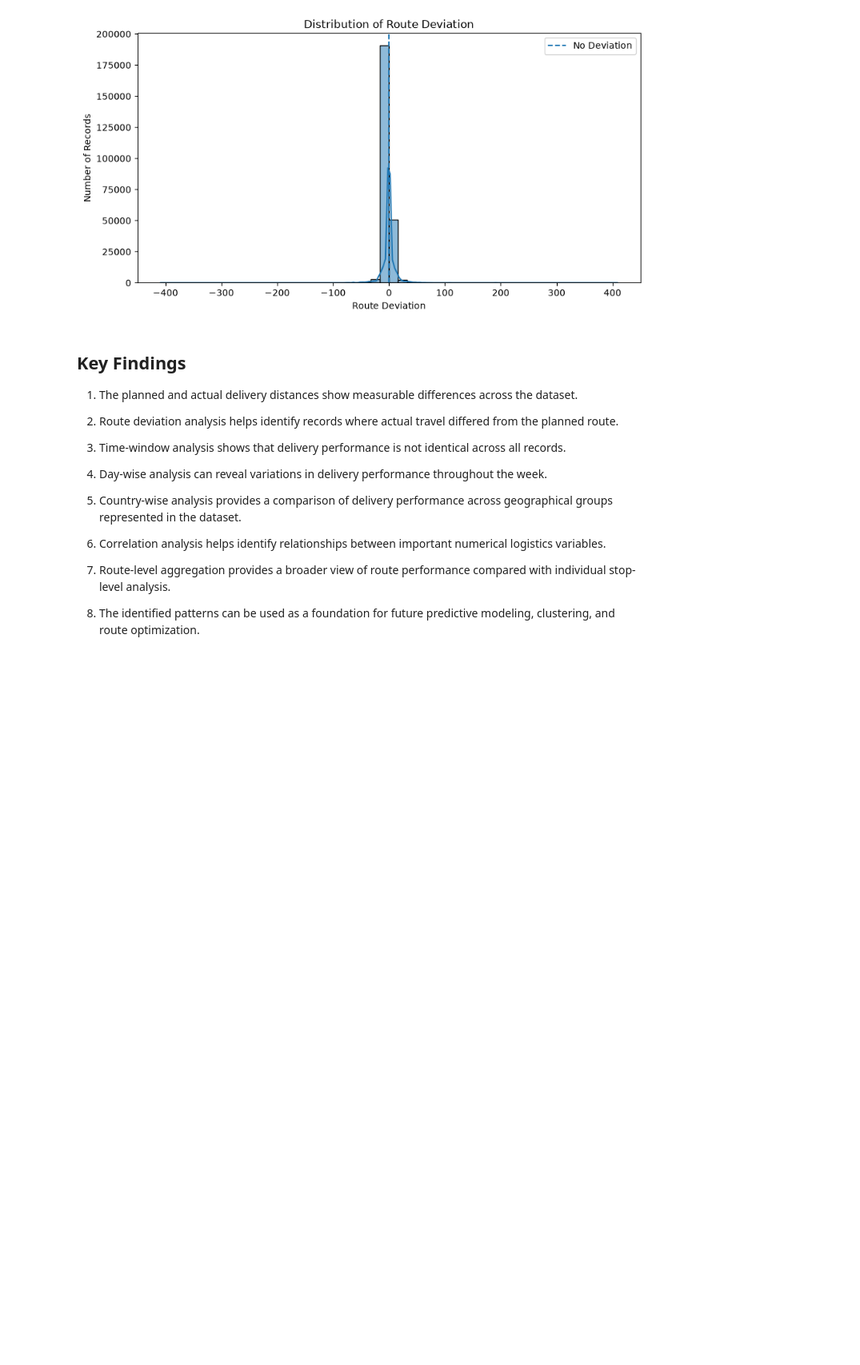
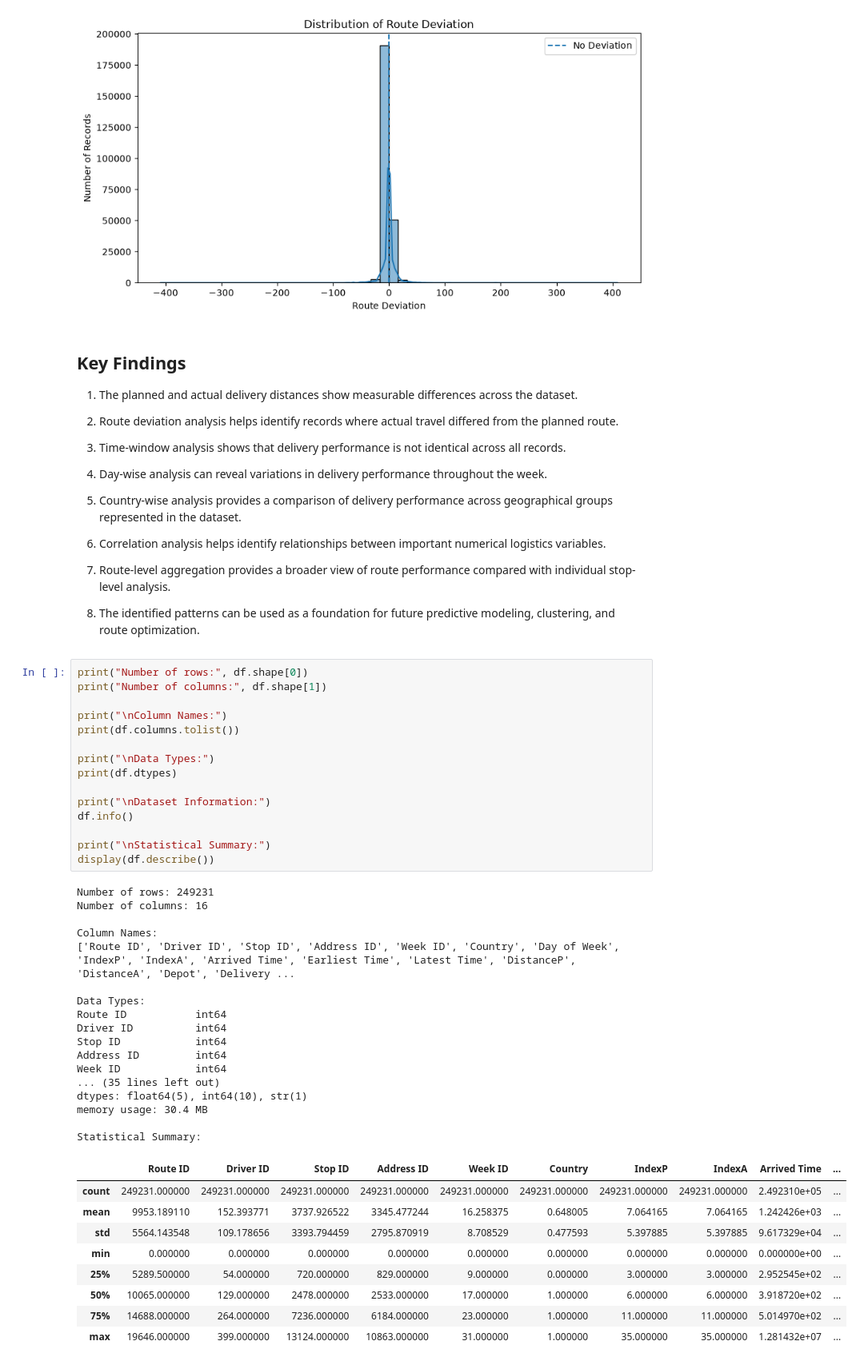
Before and after one commit to WalkeApeksha/LogisticDataAnalytics, a Jupyter notebook: notebooks/03_eda.ipynb, the cells around one changed output. Shown at 80% size. Cells and saved outputs as stored; diff of their text form; blank space fills up the shorter version.

Commit message:
week3 and week4

```diff
--- a/notebooks/03_eda.ipynb
+++ b/notebooks/03_eda.ipynb
@@ -617,3 +617,45 @@ plt.show()
 
 8. The identified patterns can be used as a foundation for future
    predictive modeling, clustering, and route optimization.
+# %%
+print("Number of rows:", df.shape[0])
+print("Number of columns:", df.shape[1])
+
+print("\nColumn Names:")
+print(df.columns.tolist())
+
+print("\nData Types:")
+print(df.dtypes)
+
+print("\nDataset Information:")
+df.info()
+
+print("\nStatistical Summary:")
+display(df.describe())
+# %% [output]
+Number of rows: 249231
+Number of columns: 16
+
+Column Names:
+['Route ID', 'Driver ID', 'Stop ID', 'Address ID', 'Week ID', 'Country', 'Day of Week', 'IndexP', 'IndexA', 'Arrived Time', 'Earliest Time', 'Latest Time', 'DistanceP', 'DistanceA', 'Depot', 'Delivery ...
+
+Data Types:
+Route ID           int64
+Driver ID          int64
+Stop ID            int64
+Address ID         int64
+Week ID            int64
+... (35 lines left out)
+dtypes: float64(5), int64(10), str(1)
+memory usage: 30.4 MB
+
+Statistical Summary:
+|  | Route ID | Driver ID | Stop ID | Address ID | Week ID | Country | IndexP | IndexA | Arrived Time | ... |
+| count | 249231.000000 | 249231.000000 | 249231.000000 | 249231.000000 | 249231.000000 | 249231.000000 | 249231.000000 | 249231.000000 | 2.492310e+05 | ... |
+| mean | 9953.189110 | 152.393771 | 3737.926522 | 3345.477244 | 16.258375 | 0.648005 | 7.064165 | 7.064165 | 1.242426e+03 | ... |
+| std | 5564.143548 | 109.178656 | 3393.794459 | 2795.870919 | 8.708529 | 0.477593 | 5.397885 | 5.397885 | 9.617329e+04 | ... |
+| min | 0.000000 | 0.000000 | 0.000000 | 0.000000 | 0.000000 | 0.000000 | 0.000000 | 0.000000 | 0.000000e+00 | ... |
+| 25% | 5289.500000 | 54.000000 | 720.000000 | 829.000000 | 9.000000 | 0.000000 | 3.000000 | 3.000000 | 2.952545e+02 | ... |
+| 50% | 10065.000000 | 129.000000 | 2478.000000 | 2533.000000 | 17.000000 | 1.000000 | 6.000000 | 6.000000 | 3.918720e+02 | ... |
+| 75% | 14688.000000 | 264.000000 | 7236.000000 | 6184.000000 | 23.000000 | 1.000000 | 11.000000 | 11.000000 | 5.014970e+02 | ... |
+| max | 19646.000000 | 399.000000 | 13124.000000 | 10863.000000 | 31.000000 | 1.000000 | 35.000000 | 35.000000 | 1.281432e+07 | ... |
```
Also changed, not shown: parts of 23 cells of this notebook, 6 other files.
